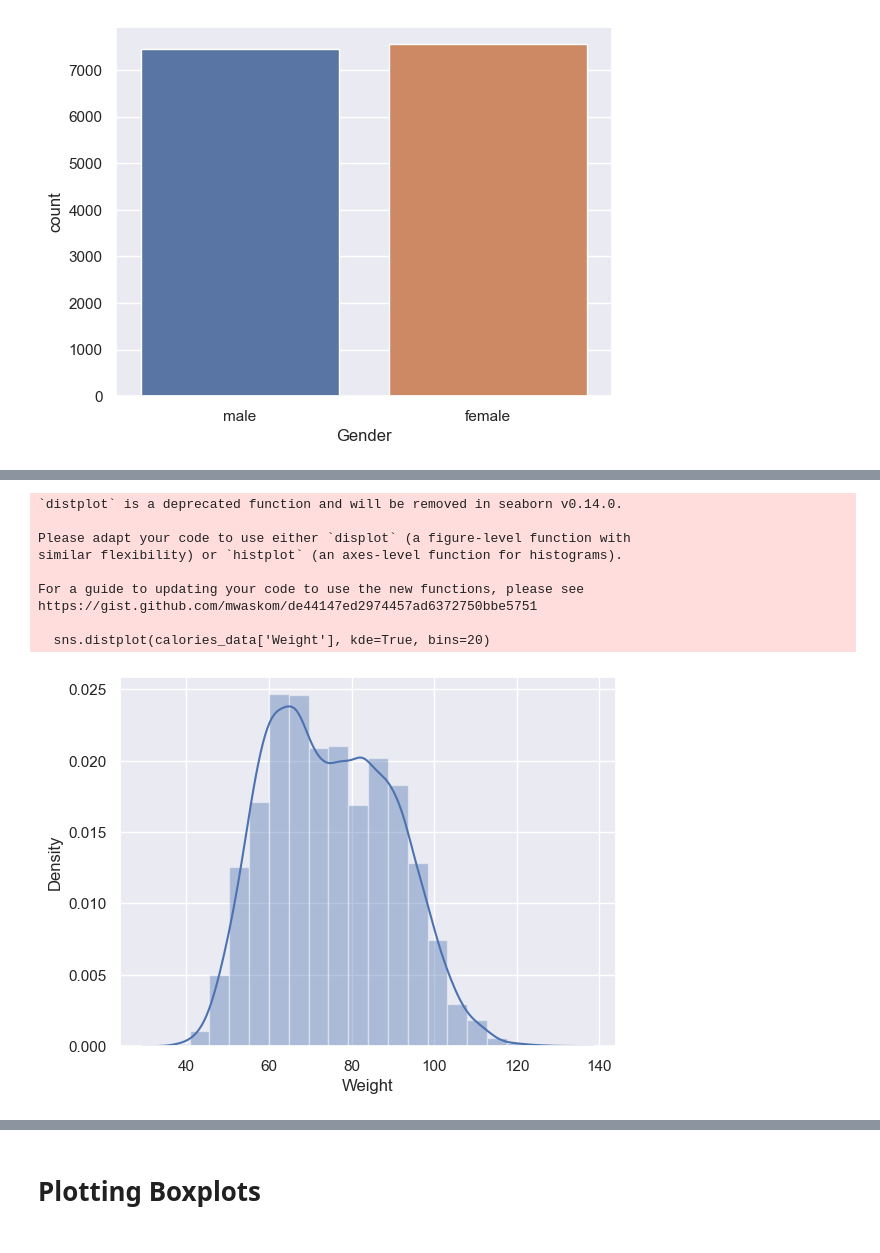
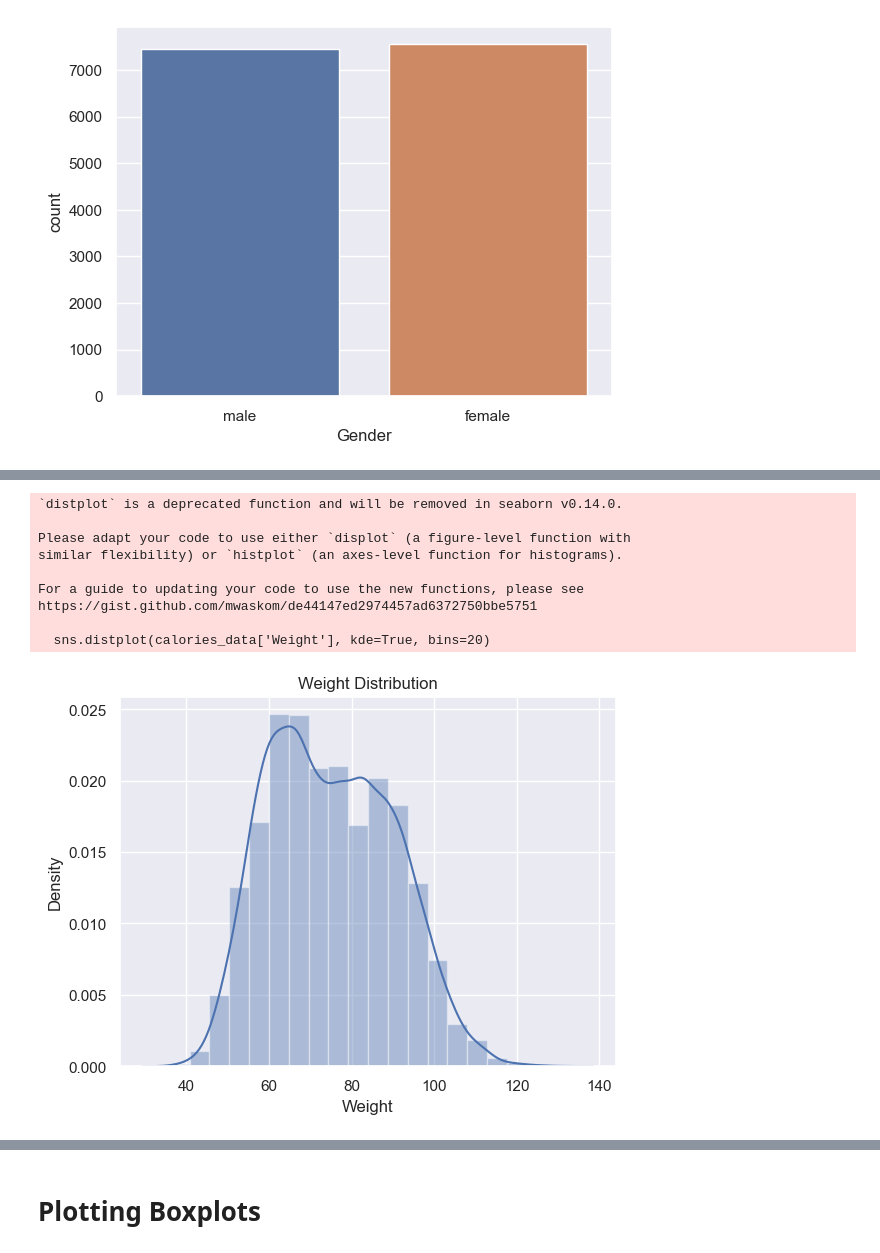
Before and after one commit to Samhan-6/CaloriesBurnPrediction, a Jupyter notebook: Calories Burn Prediction.ipynb, the cells around one changed output, grey strips where cells are left out. Cells and saved outputs as stored; diff of their text form; code cells hidden in the pictures.

```diff
--- a/Calories Burn Prediction.ipynb
+++ b/Calories Burn Prediction.ipynb
@@ -162,17 +164,18 @@ https://gist.github.com/mwaskom/de44147ed2974457ad6372750bbe5751
 # %%
 # finding the distribution of "Weight" column
 sns.distplot(calories_data['Weight'], kde=True, bins=20)
+plt.title("Weight Distribution")
 plt.show()
 # %% [output]
 `distplot` is a deprecated function and will be removed in seaborn v0.14.0.
 
 Please adapt your code to use either `displot` (a figure-level function with
 similar flexibility) or `histplot` (an axes-level function for histograms).
 
 For a guide to updating your code to use the new functions, please see
 https://gist.github.com/mwaskom/de44147ed2974457ad6372750bbe5751
 
   sns.distplot(calories_data['Weight'], kde=True, bins=20)
-[figure, old version]
+[figure, new version]
 # %%
 sns.displot(calories_data['Duration'], kde=True)
```
Also changed, not shown: parts of 15 cells of this notebook.
